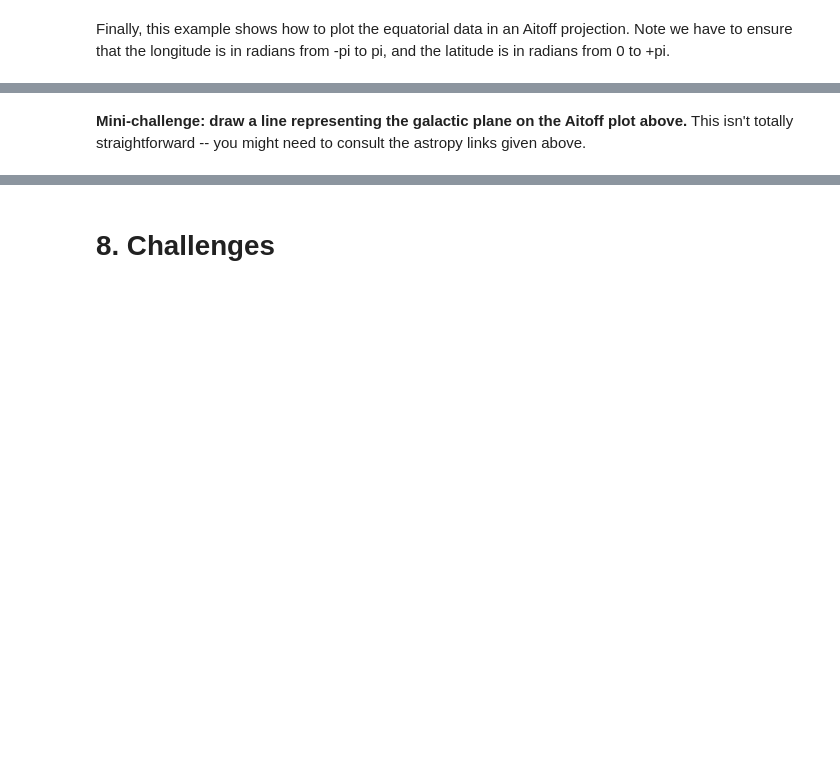
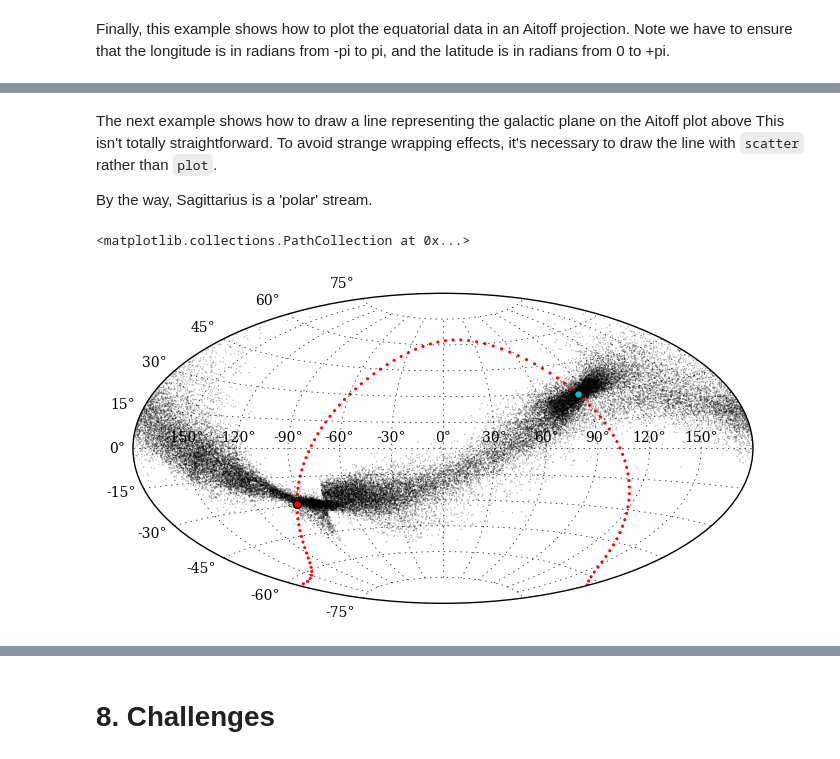
Before and after one commit to apcooper/durham_phd_python, a Jupyter notebook: 02-MorePython.ipynb, the cells around one changed output, grey strips where cells are left out. Saved outputs shown, nothing was run; the diff lists cells and outputs as text; code cells hidden in the pictures; blank space fills up the shorter version.

```diff
--- a/02-MorePython.ipynb
+++ b/02-MorePython.ipynb
@@ -1012,2 +1168,28 @@ pl.scatter(equ_coords.ra.wrap_at(180 * u.deg).radian,
 # %% [markdown]
-**Mini-challenge: draw a line representing the galactic plane on the Aitoff plot above.** This isn't totally straightforward -- you might need to consult the astropy links given above.
+The next example shows how to draw a line representing the galactic plane on the Aitoff plot above This isn't totally straightforward. To avoid strange wrapping effects, it's necessary to draw the line with `scatter` rather than `plot`.
+
+By the way, Sagittarius is a 'polar' stream.
+# %%
+pl.figure(figsize=(8,4.2))
+pl.subplot(111, projection="aitoff")
+pl.grid(True)
+pl.scatter(equ_coords.ra.wrap_at(180 * u.deg).radian,
+           equ_coords.dec.radian,
+           s=1,edgecolor='None',alpha=0.3,c='k');
+
+plane_l = np.linspace(-np.pi,np.pi,100)
+plane_b = np.repeat(0,len(plane_l))
+
+plane_eq = c.SkyCoord(plane_l*u.radian,plane_b*u.radian,'galactic').fk5
+
+pl.scatter(plane_eq.ra.wrap_at(180.0*u.deg).radian,plane_eq.dec.radian,c='r',marker='.',edgecolor='None')
+
+# Plot the galactic centre and anti-centre
+pl.scatter(gal_centre_equ.ra.wrap_at(180.0*u.deg).radian,
+           gal_centre_equ.dec.radian,s=32,c='r',zorder=10,label='Centre')
+
+pl.scatter(gal_anti_equ.ra.wrap_at(180*u.deg).radian,
+           gal_anti_equ.dec.radian,s=32,c='c',zorder=10,label='Anti-centre');
+# %% [output]
+<matplotlib.collections.PathCollection at 0x...>
+[figure, added]
```
Also changed, not shown: parts of 36 cells of this notebook.
